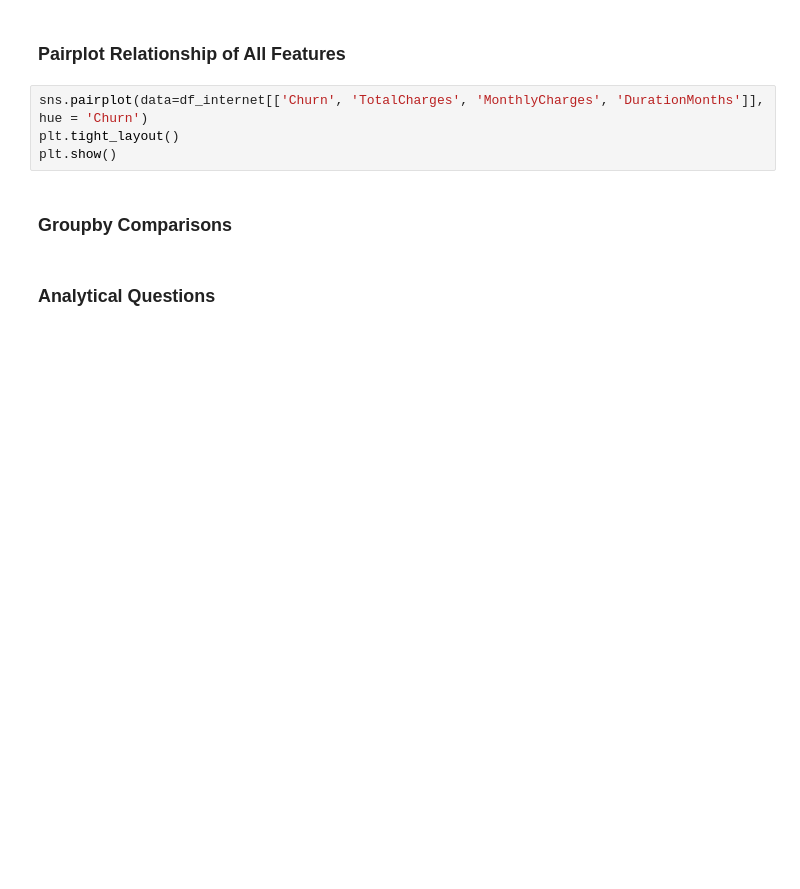
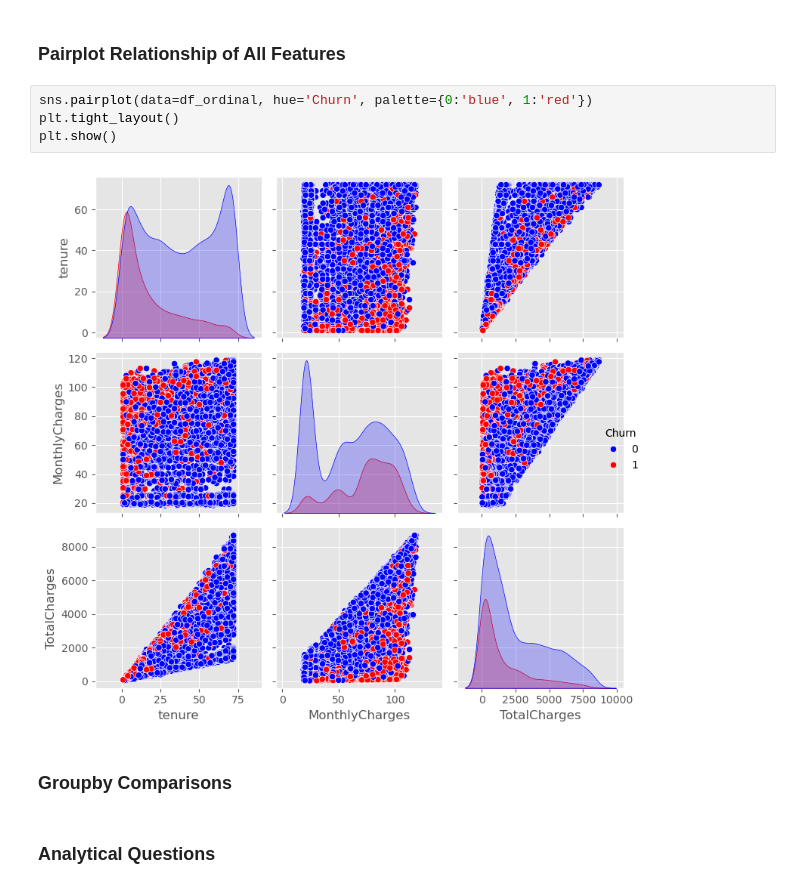
Before and after one commit to mrhussaink7/telco-churn-model, a Jupyter notebook: notebooks/exploratory_data_analysis.ipynb, the cells around one changed output. Cells and saved outputs as stored; diff of their text form; blank space fills up the shorter version.

```diff
--- a/notebooks/exploratory_data_analysis.ipynb
+++ b/notebooks/exploratory_data_analysis.ipynb
@@ -142,9 +142,11 @@ plt.show()
 # %% [markdown]
 ### Pairplot Relationship of All Features
 # %%
-sns.pairplot(data=df_internet[['Churn', 'TotalCharges', 'MonthlyCharges', 'DurationMonths']], hue = 'Churn')
+sns.pairplot(data=df_ordinal, hue='Churn', palette={0:'blue', 1:'red'})
 plt.tight_layout()
 plt.show()
+# %% [output]
+[figure, added]
 # %% [markdown]
 ### Groupby Comparisons
 # %% [markdown]
```
Also changed, not shown: parts of 8 cells of this notebook.
